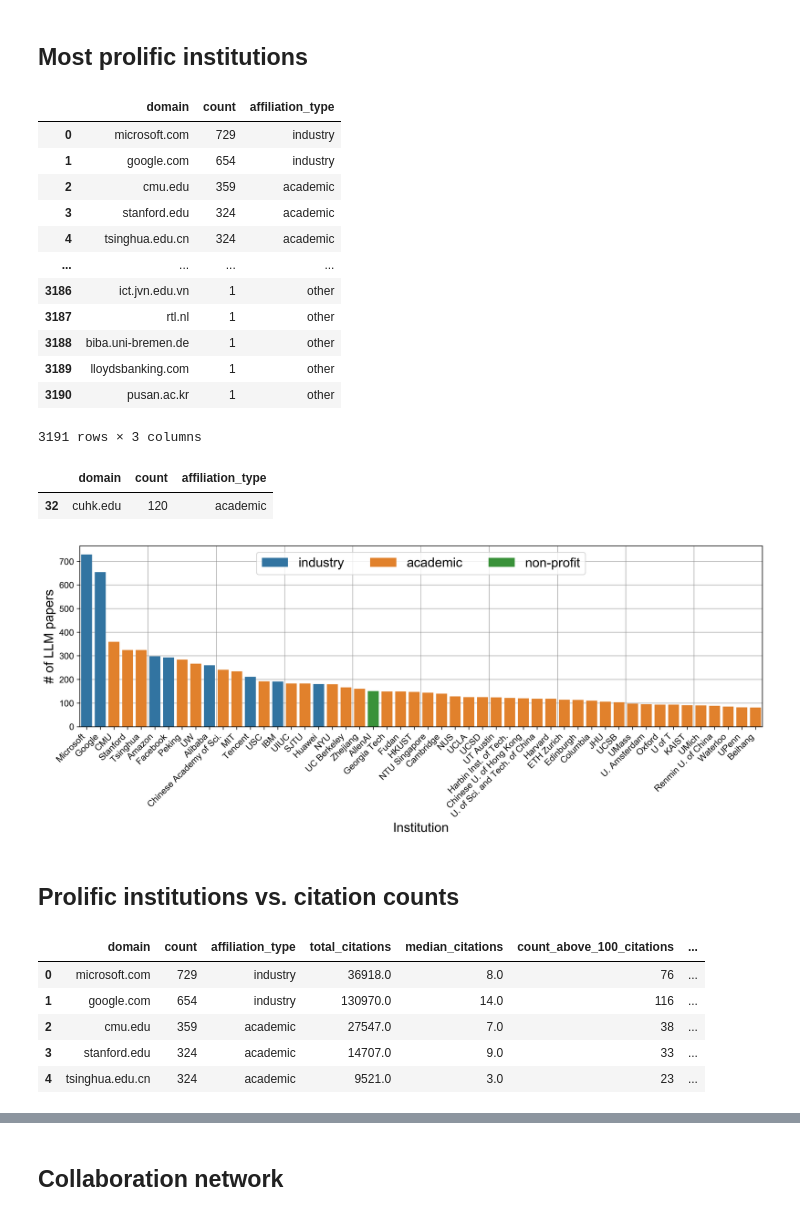
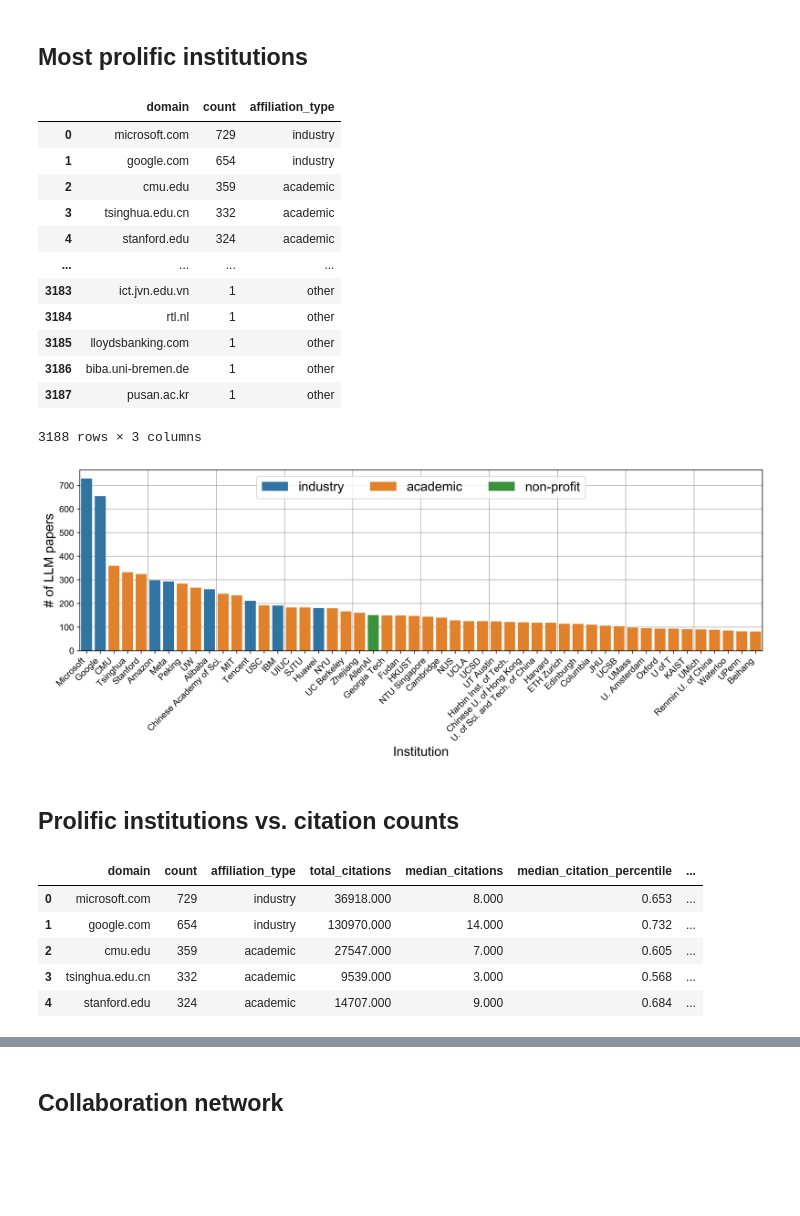
Before and after one commit to rmovva/LLM-publication-patterns-public, a Jupyter notebook: analysis/affiliation_analysis.ipynb, the cells around one changed output, grey strips where cells are left out. Saved outputs shown, nothing was run; the diff lists cells and outputs as text; code cells hidden in the pictures; blank space fills up the shorter version.

```diff
--- a/analysis/affiliation_analysis.ipynb
+++ b/analysis/affiliation_analysis.ipynb
@@ -1,8 +1,11 @@
 # %%
 import pandas as pd
+pd.set_option('display.float_format', lambda x: '%.3f' % x)
 import matplotlib.pyplot as plt
 import seaborn as sns
 import numpy as np
+from scipy import stats
+from scipy.stats import spearmanr
 
 import sys
 sys.path.append('./analysis/')
@@ -16,7 +19,7 @@ from utils import domain_to_abbreviated_name, is_industry_domain, is_academic_do
 The autoreload extension is already loaded. To reload it, use:
   %reload_ext autoreload
 # %%
-lm_metadata = utils.load_annotated_lm_metadata(repo_path=False)
+lm_metadata = utils.load_annotated_lm_metadata()
 # %% [markdown]
 ## Counts
 # %%
@@ -103,20 +154,15 @@ domain_count_df
 | 0 | microsoft.com | 729 | industry |
 | 1 | google.com | 654 | industry |
 | 2 | cmu.edu | 359 | academic |
-| 3 | stanford.edu | 324 | academic |
-| 4 | tsinghua.edu.cn | 324 | academic |
+| 3 | tsinghua.edu.cn | 332 | academic |
+| 4 | stanford.edu | 324 | academic |
 | ... | ... | ... | ... |
-| 3186 | ict.jvn.edu.vn | 1 | other |
-| 3187 | rtl.nl | 1 | other |
-| 3188 | biba.uni-bremen.de | 1 | other |
-| 3189 | lloydsbanking.com | 1 | other |
-| 3190 | pusan.ac.kr | 1 | other |
+| 3183 | ict.jvn.edu.vn | 1 | other |
+| 3184 | rtl.nl | 1 | other |
+| 3185 | lloydsbanking.com | 1 | other |
+| 3186 | biba.uni-bremen.de | 1 | other |
+| 3187 | pusan.ac.kr | 1 | other |
-3191 rows × 3 columns
+3188 rows × 3 columns
-# %%
-domain_count_df[domain_count_df['domain'] == 'cuhk.edu']
-# %% [output]
-|  | domain | count | affiliation_type |
-| 32 | cuhk.edu | 120 | academic |
 # %%
 plt.figure(figsize=(15, 4), dpi=300)
 n_plot = 50
@@ -144,35 +190,37 @@ plt.legend(
 for i in range(0, 50, 5):
     plt.axvline(i - 0.5, color='#888888', linewidth=0.5)
 
-plt.savefig('./analysis/figures/affiliation_barplot.pdf', bbox_inches='tight')
+plt.savefig('./analysis/figures/affiliation_barplot.pdf', bbox_inches='tight', pad_inches=0.02, dpi=300)
 plt.show()
 # %% [output]
-[figure, old version]
+[figure, new version]
 # %% [markdown]
 ## Prolific institutions vs. citation counts
 # %%
 top_domains = domain_count_df[domain_count_df['count'] >= 20].copy()
 
 def get_papers_with_domain(domain):
     return lm_metadata[lm_metadata['domains'].apply(lambda domain_list: domain in domain_list)]
 
 top_domains['total_citations'] = top_domains['domain'].apply(lambda domain: get_papers_with_domain(domain).citationCount.sum())
 top_domains['median_citations'] = top_domains['domain'].apply(lambda domain: get_papers_with_domain(domain).citationCount.median())
+top_domains['median_citation_percentile'] = top_domains['domain'].apply(lambda domain: get_papers_with_domain(domain).percentile_rank_in_3_month_window.median())
+top_domains['mean_citation_percentile'] = top_domains['domain'].apply(lambda domain: get_papers_with_domain(domain).percentile_rank_in_3_month_window.mean())
 top_domains['count_above_100_citations'] = top_domains['domain'].apply(lambda domain: len(get_papers_with_domain(domain)[get_papers_with_domain(domain).citationCount >= 100]))
 top_domains['count_in_top_citation_decile'] = top_domains['domain'].apply(lambda domain: len(get_papers_with_domain(domain)[get_papers_with_domain(domain).percentile_rank_in_3_month_window >= 0.9]))
 
 top_domains['count_rank'] = top_domains['count'].rank(ascending=False, method='min')
 top_domains['total_citations_rank'] = top_domains['total_citations'].rank(ascending=False, method='min')
 top_domains['median_citations_rank'] = top_domains['median_citations'].rank(ascending=False, method='min')
 top_domains['count_above_100_citations_rank'] = top_domains['count_above_100_citations'].rank(ascending=False, method='min')
 top_domains['count_in_top_citation_decile_rank'] = top_domains['count_in_top_citation_decile'].rank(ascending=False, method='min')
 
 display(top_domains.head())
 # %% [output]
-|  | domain | count | affiliation_type | total_citations | median_citations | count_above_100_citations | ... |
-| 0 | microsoft.com | 729 | industry | 36918.0 | 8.0 | 76 | ... |
-| 1 | google.com | 654 | industry | 130970.0 | 14.0 | 116 | ... |
-| 2 | cmu.edu | 359 | academic | 27547.0 | 7.0 | 38 | ... |
-| 3 | stanford.edu | 324 | academic | 14707.0 | 9.0 | 33 | ... |
-| 4 | tsinghua.edu.cn | 324 | academic | 9521.0 | 3.0 | 23 | ... |
+|  | domain | count | affiliation_type | total_citations | median_citations | median_citation_percentile | ... |
+| 0 | microsoft.com | 729 | industry | 36918.000 | 8.000 | 0.653 | ... |
+| 1 | google.com | 654 | industry | 130970.000 | 14.000 | 0.732 | ... |
+| 2 | cmu.edu | 359 | academic | 27547.000 | 7.000 | 0.605 | ... |
+| 3 | tsinghua.edu.cn | 332 | academic | 9539.000 | 3.000 | 0.568 | ... |
+| 4 | stanford.edu | 324 | academic | 14707.000 | 9.000 | 0.684 | ... |
 # %%
```
Also changed, not shown: parts of 19 cells of this notebook, 18 other files.
